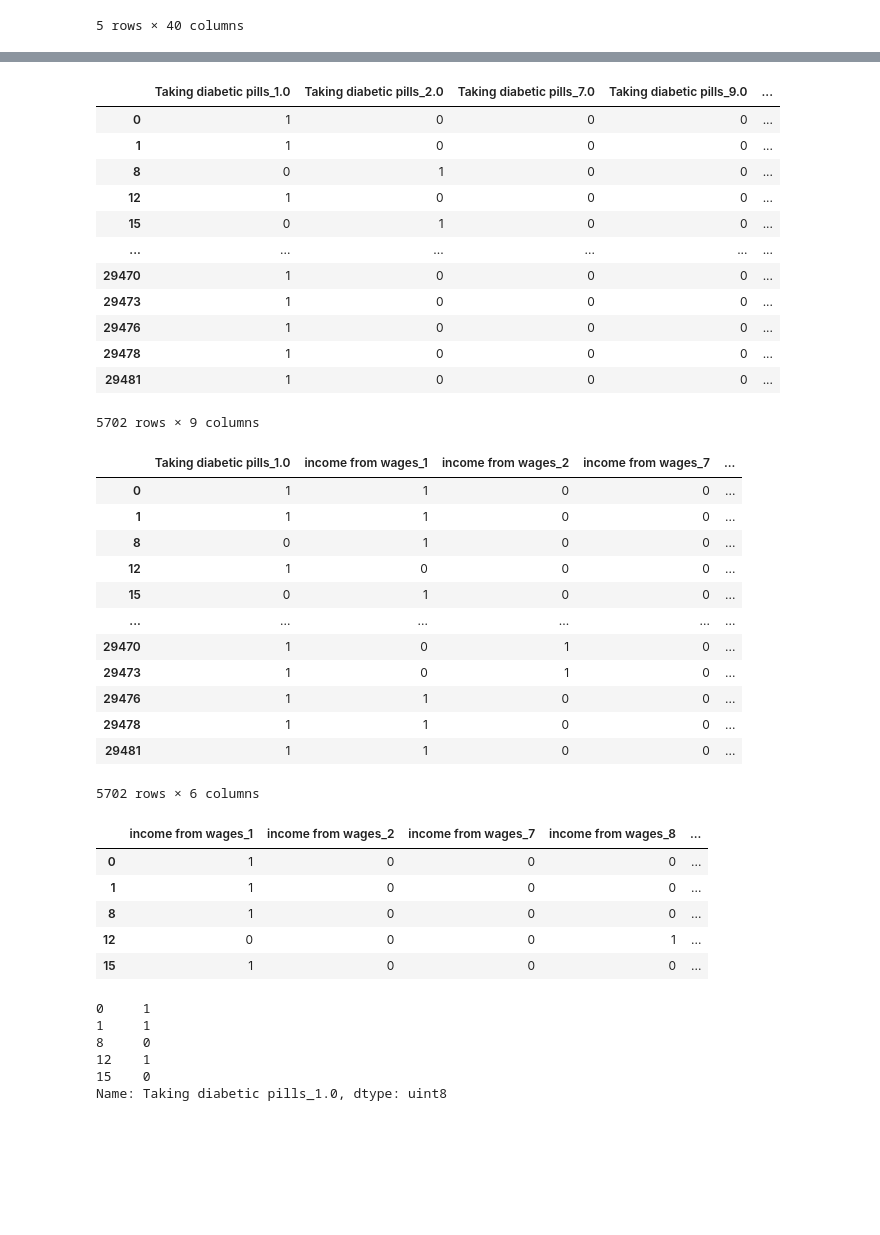
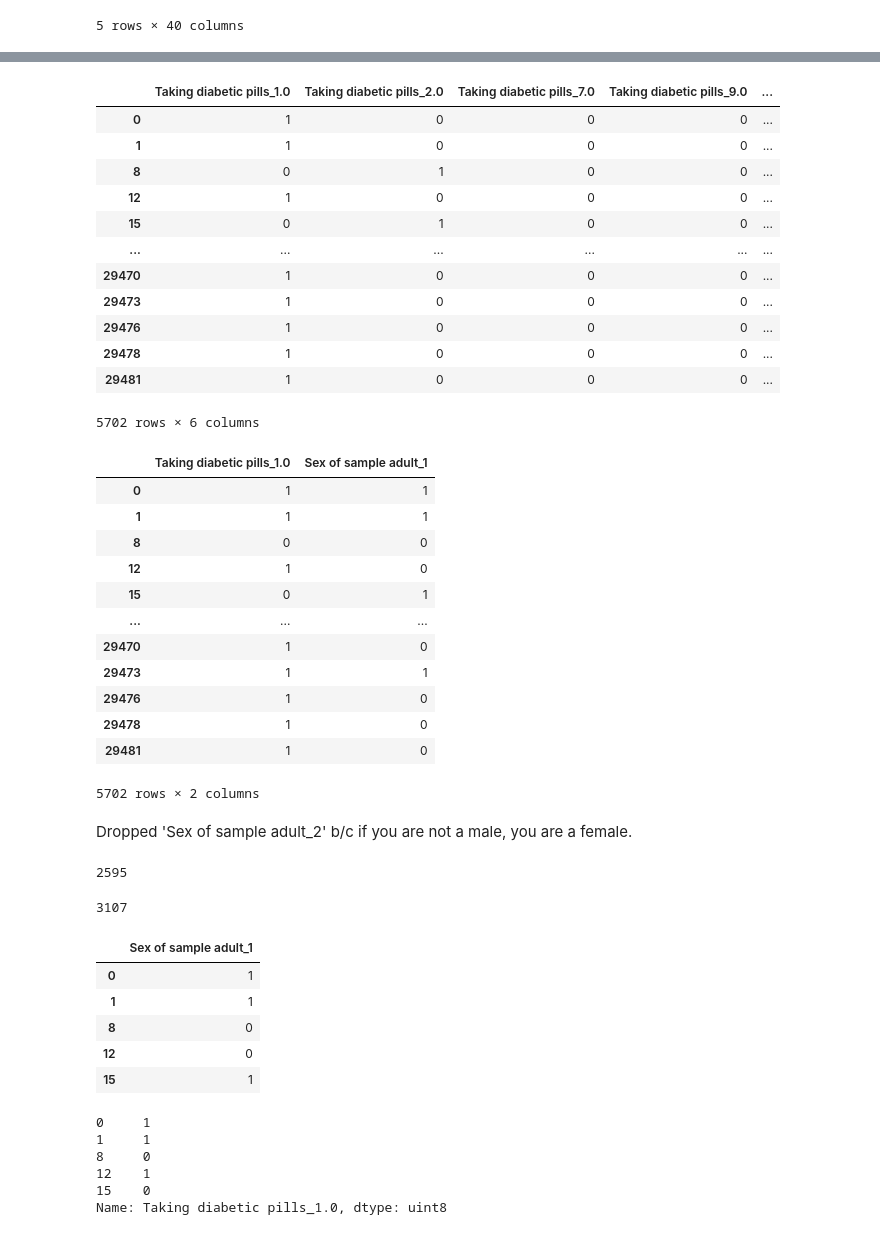
Before and after one commit to amyylin1/Drops_of_Jupyter, a Jupyter notebook: cleaned2.ipynb, the cells around one changed output, grey strips where cells are left out. Saved outputs shown, nothing was run; the diff lists cells and outputs as text; code cells hidden in the pictures; blank space fills up the shorter version.

```diff
--- a/cleaned2.ipynb
+++ b/cleaned2.ipynb
@@ -28,5 +99,5 @@ clean_df2.head()
 # %%
-# taking diab. pill & income from wages cols
-clean_df3 = clean_df2.loc[:, ['Taking diabetic pills', 'income from wages'] ]
+# a new df
+clean_df3 = clean_df2.loc[:, ['Taking diabetic pills', 'Sex of sample adult'] ]
 clean_df3
 # %% [output]
@@ -70,7 +135,7 @@ convert categorical variable into dummy/indicator variables
 # %%
-# conver cate. var. into indicators
+# convert categorical variables into indicators
 clean_df5 = pd.get_dummies(clean_df4, columns=['Taking diabetic pills',
-                                              'income from wages'])
+                                              'Sex of sample adult'])
 clean_df5
 # %% [output]
 |  | Taking diabetic pills_1.0 | Taking diabetic pills_2.0 | Taking diabetic pills_7.0 | Taking diabetic pills_9.0 | ... |
@@ -85,34 +150,46 @@ clean_df5
 | 29476 | 1 | 0 | 0 | 0 | ... |
 | 29478 | 1 | 0 | 0 | 0 | ... |
 | 29481 | 1 | 0 | 0 | 0 | ... |
-5702 rows × 9 columns
+5702 rows × 6 columns
 # %%
-# drop anything but 'taking diabetic pill_1.0' (target)
-clean_df6 = clean_df5.drop(columns={'Taking diabetic pills_2.0', 'Taking diabetic pills_7.0','Taking diabetic pills_9.0'})
+# drop unnecessary columns
+clean_df6 = clean_df5.drop(columns={'Sex of sample adult_2', 'Taking diabetic pills_2.0', 'Taking diabetic pills_7.0','Taking diabetic pills_9.0'})
 clean_df6
 # %% [output]
-|  | Taking diabetic pills_1.0 | income from wages_1 | income from wages_2 | income from wages_7 | ... |
-| 0 | 1 | 1 | 0 | 0 | ... |
-| 1 | 1 | 1 | 0 | 0 | ... |
-| 8 | 0 | 1 | 0 | 0 | ... |
-| 12 | 1 | 0 | 0 | 0 | ... |
-| 15 | 0 | 1 | 0 | 0 | ... |
-| ... | ... | ... | ... | ... | ... |
-| 29470 | 1 | 0 | 1 | 0 | ... |
-| 29473 | 1 | 0 | 1 | 0 | ... |
-| 29476 | 1 | 1 | 0 | 0 | ... |
-| 29478 | 1 | 1 | 0 | 0 | ... |
-| 29481 | 1 | 1 | 0 | 0 | ... |
+|  | Taking diabetic pills_1.0 | Sex of sample adult_1 |
+| 0 | 1 | 1 |
+| 1 | 1 | 1 |
+| 8 | 0 | 0 |
+| 12 | 1 | 0 |
+| 15 | 0 | 1 |
+| ... | ... | ... |
+| 29470 | 1 | 0 |
+| 29473 | 1 | 1 |
+| 29476 | 1 | 0 |
+| 29478 | 1 | 0 |
+| 29481 | 1 | 0 |
-5702 rows × 6 columns
+5702 rows × 2 columns
+# %% [markdown]
+Dropped 'Sex of sample adult_2' b/c if you are not a male, you are a female.
+# %%
+# count the number of males (1)
+(clean_df6['Sex of sample adult_1'] == 1 ).sum()
+# %% [output]
+2595
+# %%
+# count the number of females (0)
+( clean_df6['Sex of sample adult_1'] == 0 ).sum()
+# %% [output]
+3107
 # %%
-# create our features
+# create our features by dropping our target
 X = clean_df6.drop(columns=['Taking diabetic pills_1.0'])
 X.head()
 # %% [output]
-|  | income from wages_1 | income from wages_2 | income from wages_7 | income from wages_8 | ... |
-| 0 | 1 | 0 | 0 | 0 | ... |
-| 1 | 1 | 0 | 0 | 0 | ... |
-| 8 | 1 | 0 | 0 | 0 | ... |
-| 12 | 0 | 0 | 0 | 1 | ... |
-| 15 | 1 | 0 | 0 | 0 | ... |
+|  | Sex of sample adult_1 |
+| 0 | 1 |
+| 1 | 1 |
+| 8 | 0 |
+| 12 | 0 |
+| 15 | 1 |
 # %%
```
Also changed, not shown: parts of 45 cells of this notebook.
